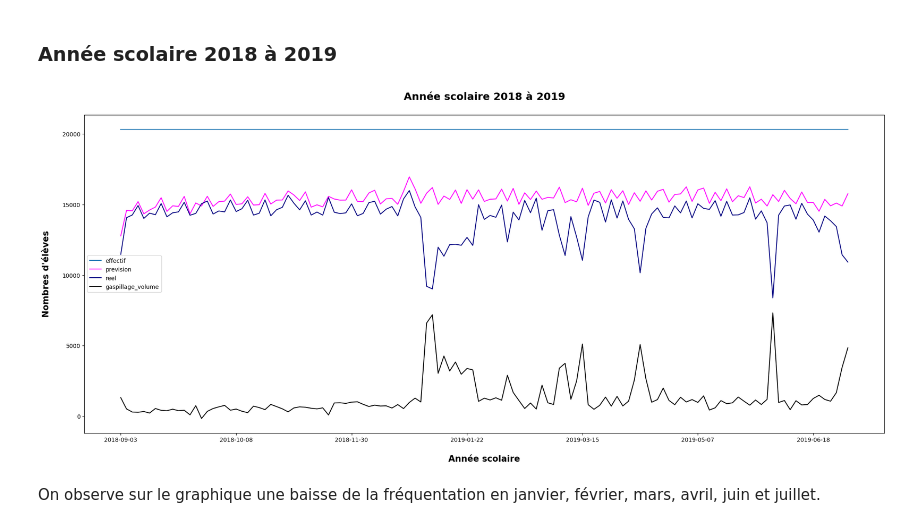
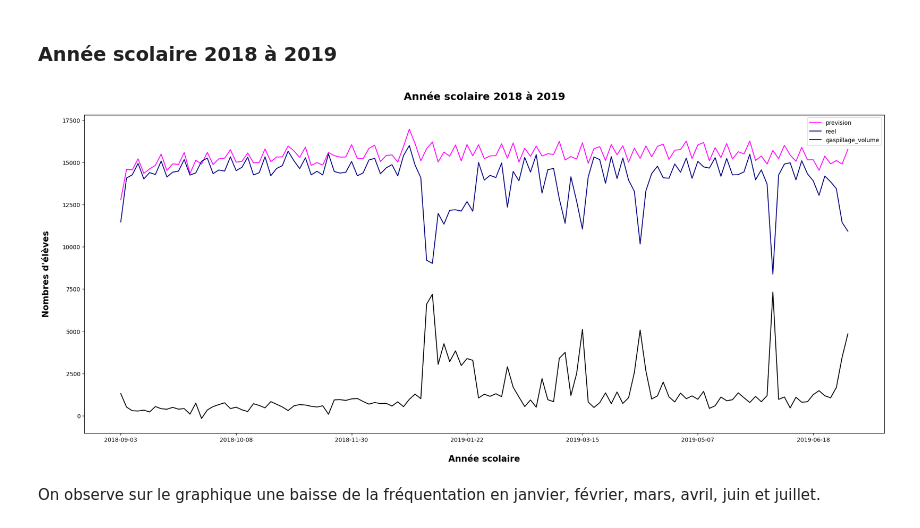
Before and after one commit to Nujadn/prev_cantine, a Jupyter notebook: notebooks/EDA_.ipynb, the cells around one changed output. Drawn from its saved outputs; the diff is of its cells as text; code cells hidden in the pictures.

```diff
--- a/notebooks/EDA_.ipynb
+++ b/notebooks/EDA_.ipynb
@@ -457,18 +468,18 @@ On observe deux chutes au niveau des repas servis contrairement aux prévisionne
 ### Année scolaire 2018 à 2019
 # %%
 plt.figure(figsize = (25,10))
-df_freq['effectif']['2018-09':'2019-07'].plot(label='effectif')
+#df_freq['effectif']['2018-09':'2019-07'].plot(label='effectif')
 df_freq['prevision']['2018-09':'2019-07'].plot(color='magenta')
 df_freq['reel']['2018-09':'2019-07'].plot(color='navy')
 df_freq['gaspillage_volume']['2018-09':'2019-07'].plot(color='black')
 
 plt.title("Année scolaire 2018 à 2019\n", fontsize=18, weight='bold')
 plt.xlabel("\nAnnée scolaire", fontsize=15, weight='bold')
 plt.ylabel("Nombres d'élèves\n", fontsize=15, weight='bold')
 plt.legend()
 plt.show()
 # %% [output]
-[figure, old version]
+[figure, new version]
 # %% [markdown]
 On observe sur le graphique une baisse de la fréquentation en janvier, février, mars, avril, juin et juillet.
 # %% [markdown]
```
Also changed, not shown: parts of 9 cells of this notebook, 5 other files.
